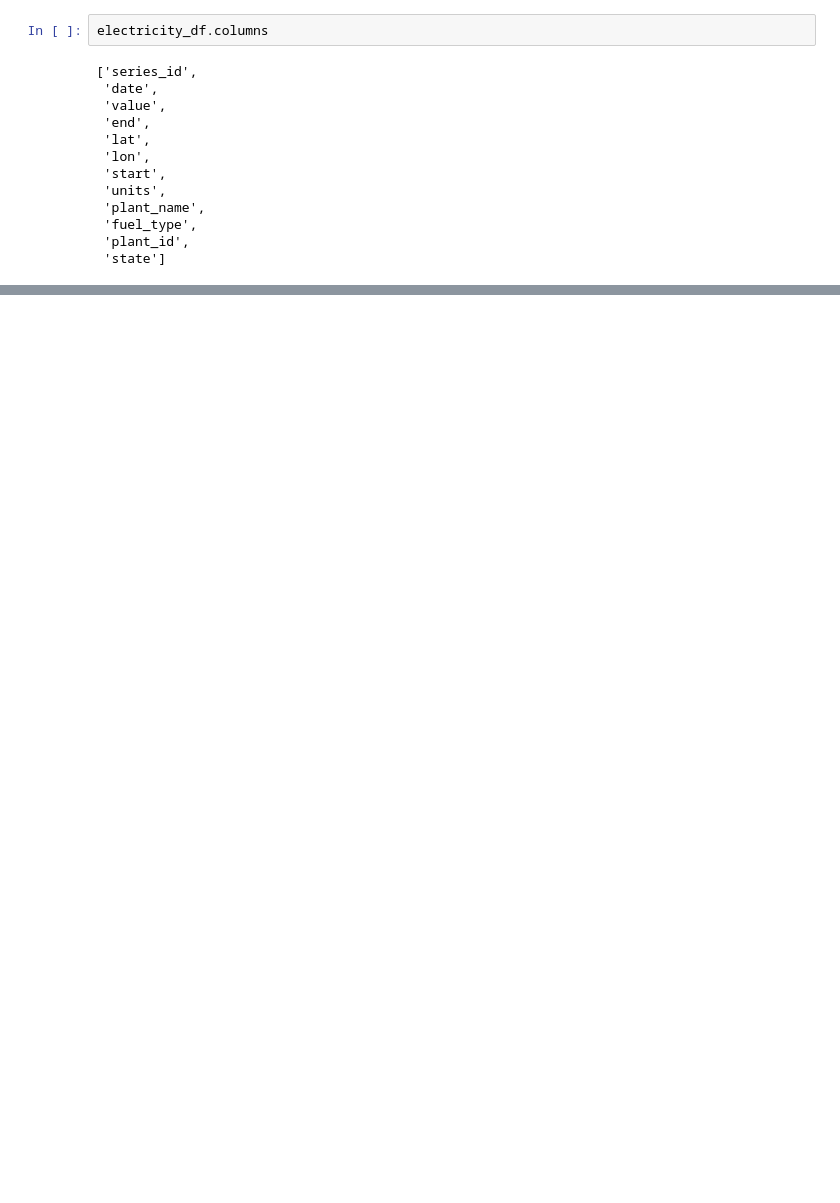
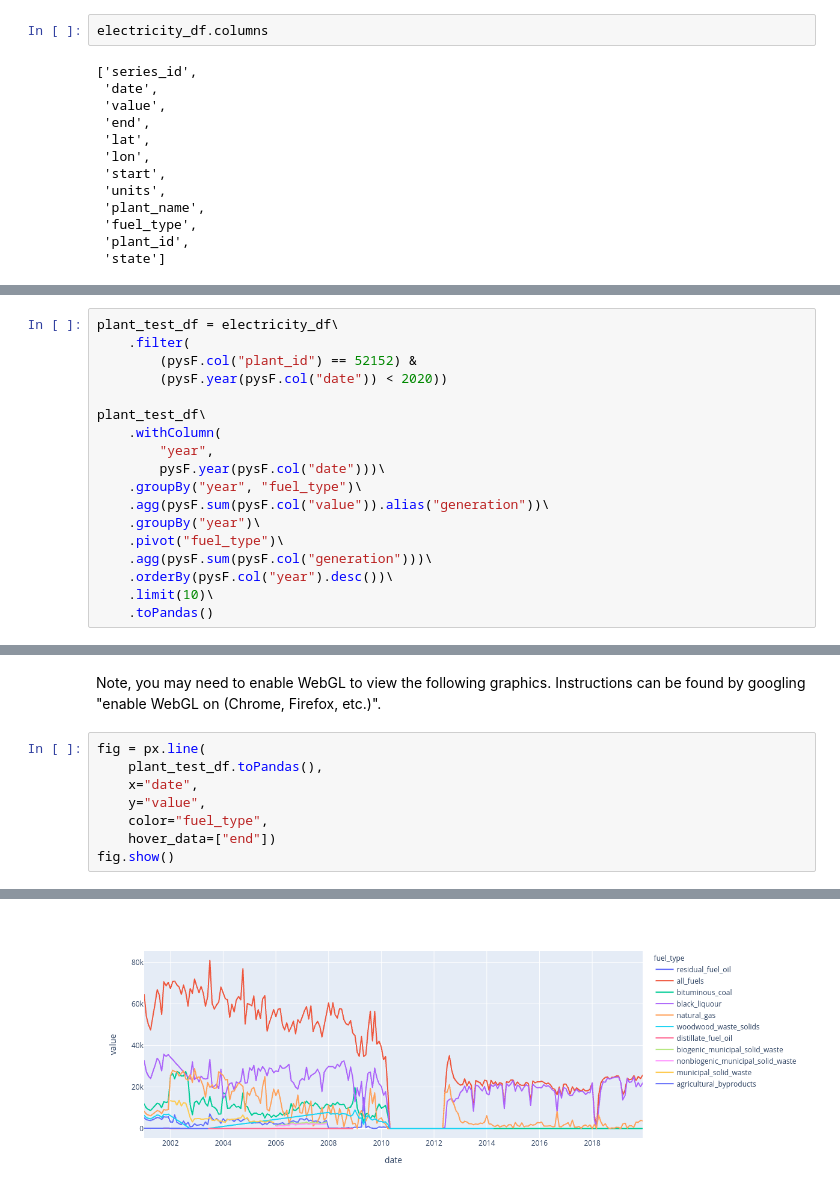
Before and after one commit to john-grando/eia-data-analysis, a Jupyter notebook: app/Notebooks/plant_level_clustering.ipynb, the cells around one changed output, grey strips where cells are left out. Drawn from its saved outputs; the diff is of its cells as text; blank space fills up the shorter version.

Commit message:
data eval steps for pre clustering

```diff
--- a/app/Notebooks/plant_level_clustering.ipynb
+++ b/app/Notebooks/plant_level_clustering.ipynb
@@ -115,0 +135,18 @@ electricity_df.limit(10).toPandas().head(5)
+# %%
+plant_test_df = electricity_df\
+    .filter(
+        (pysF.col("plant_id") == 52152) &
+        (pysF.year(pysF.col("date")) < 2020))
+
+plant_test_df\
+    .withColumn(
+        "year",
+        pysF.year(pysF.col("date")))\
+    .groupBy("year", "fuel_type")\
+    .agg(pysF.sum(pysF.col("value")).alias("generation"))\
+    .groupBy("year")\
+    .pivot("fuel_type")\
+    .agg(pysF.sum(pysF.col("generation")))\
+    .orderBy(pysF.col("year").desc())\
+    .limit(10)\
+    .toPandas()
@@ -115,0 +183,11 @@ electricity_df.limit(10).toPandas().head(5)
+# %% [markdown]
+Note, you may need to enable WebGL to view the following graphics.  Instructions can be found by googling "enable WebGL on (Chrome, Firefox, etc.)".
+# %%
+fig = px.line(
+    plant_test_df.toPandas(),
+    x="date",
+    y="value",
+    color="fuel_type",
+    hover_data=["end"])
+fig.show()
+# %% [output]
@@ -115,0 +195 @@ electricity_df.limit(10).toPandas().head(5)
+[figure, added]
```
Also changed, not shown: parts of 13 cells of this notebook, 7 other files.
